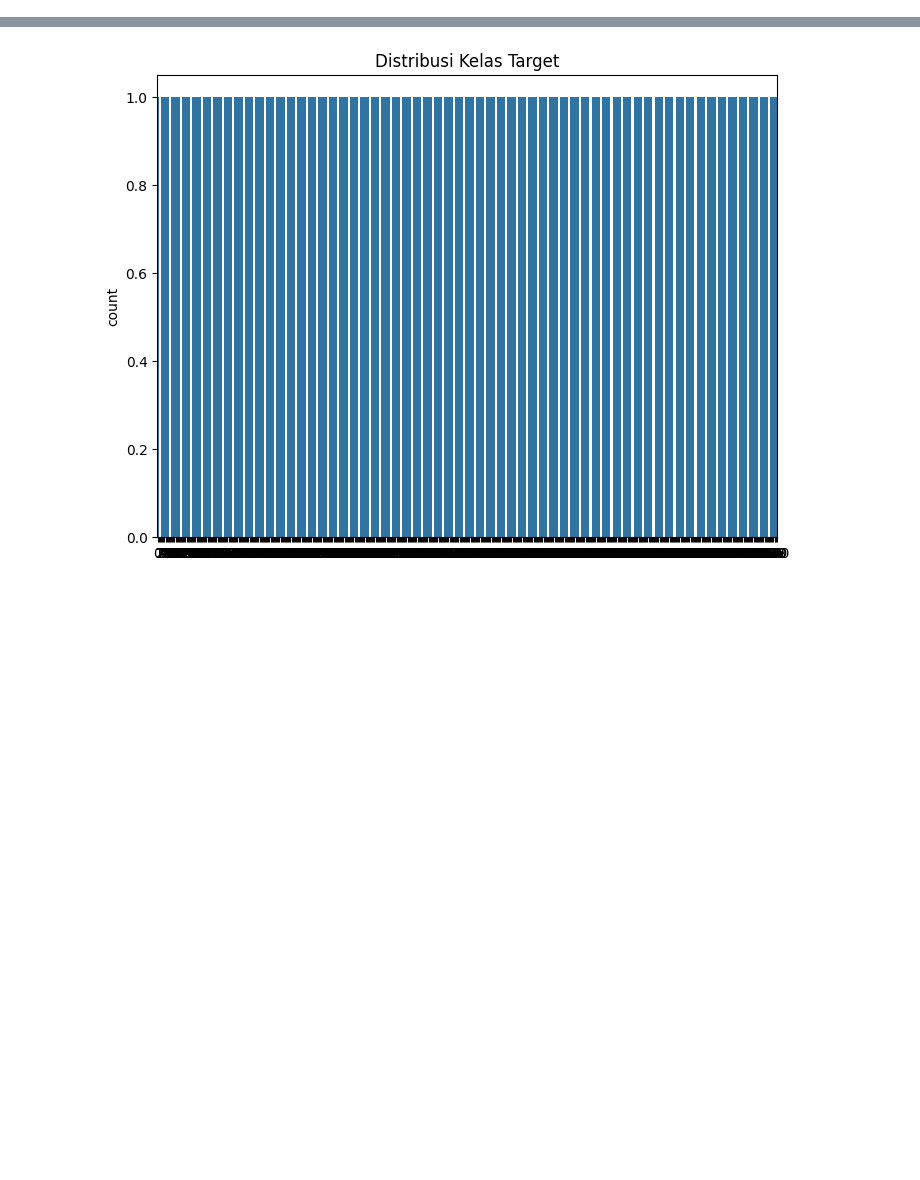
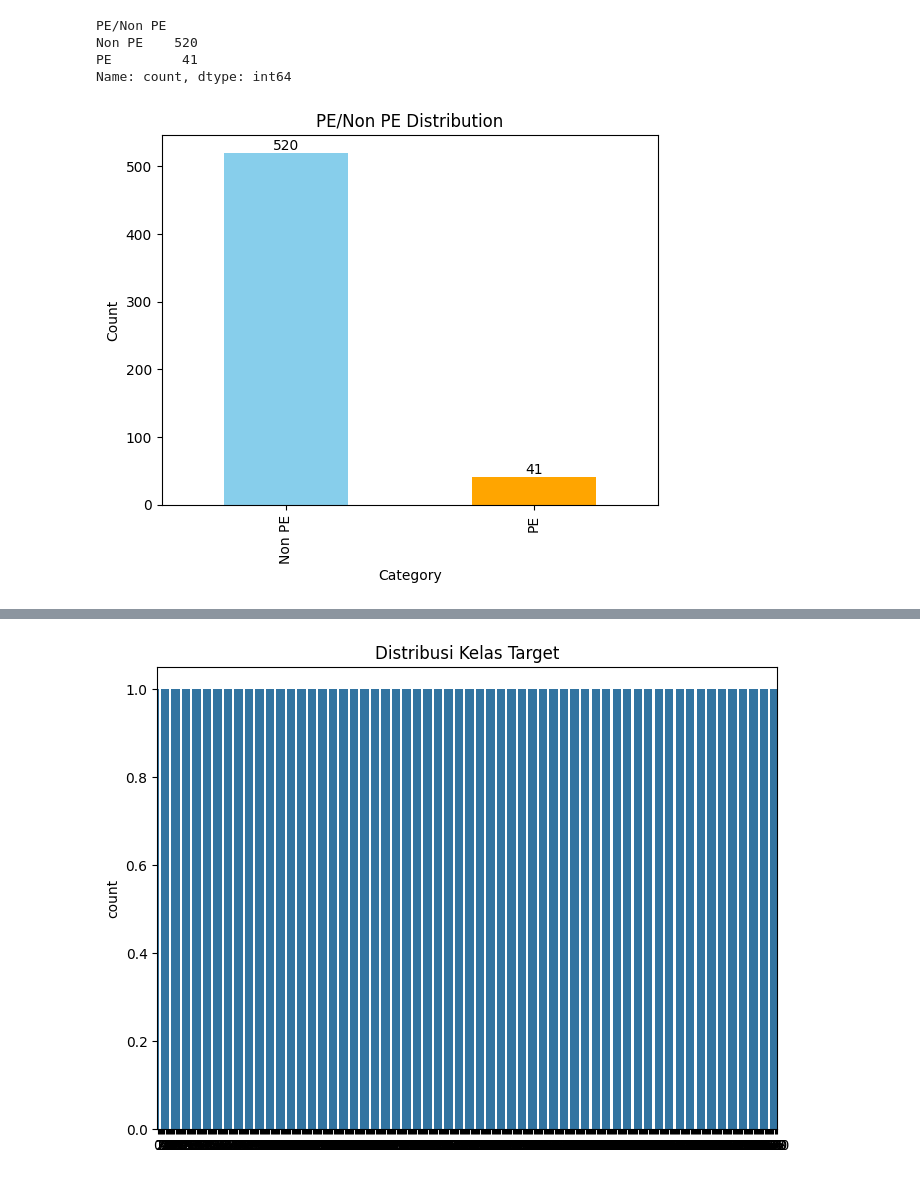
Before and after one commit to NaufalArsyaputraPradana/Data_Mining, a Jupyter notebook: Tugas Data Mining 3/Data_Modelling.ipynb, the cells around one changed output, grey strips where cells are left out. Drawn from its saved outputs; the diff is of its cells as text; code cells hidden in the pictures; blank space fills up the shorter version.

```diff
--- a/Tugas Data Mining 3/Data_Modelling.ipynb
+++ b/Tugas Data Mining 3/Data_Modelling.ipynb
@@ -72,0 +85,8 @@ y = data_cleaned[target_column_name]
+# %%
+datasets['USIA'] = datasets['USIA'].fillna('')
+
+datasets['USIA'] = datasets['USIA'].str.strip().str.extract('(\d+)')[0]
+
+datasets['USIA'] = pd.to_numeric(datasets['USIA'], errors='coerce')
+
+datasets['USIA'] = datasets['USIA'].fillna(datasets['USIA'].mean())
@@ -72,0 +140,7 @@ y = data_cleaned[target_column_name]
+# %%
+imputer = SimpleImputer(strategy='most_frequent')
+from sklearn.preprocessing import LabelEncoder
+
+datasets['JARAK KELAHIRAN'] = imputer.fit_transform(datasets[['JARAK KELAHIRAN']]).ravel()
+
+datasets['JARAK KELAHIRAN'] = datasets['JARAK KELAHIRAN'].replace('> 2 tahun ', '> 2 tahun')
@@ -72,0 +184,5 @@ y = data_cleaned[target_column_name]
+# %%
+datasets['RIW PE'] = datasets['RIW PE'].replace(
+    to_replace=['PEB', 'PE', 'HELLP SYNDROM', 'Impending PE', 'Impending Eklamsia', 'PE, HELLP Syndrome', 'PEB impending eklampsi', 'Impending Ekalmsia', 'Kejang Konvulsi', 'impending eklamsia'],
+    value='Ada'
+)
@@ -72,0 +248,32 @@ y = data_cleaned[target_column_name]
+# %%
+datasets['PE/Non PE'] = datasets['PE/Non PE'].replace(
+    to_replace=['PEB', 'PE', 'Eklamsia', 'PE gemelli', 'PEB impending eklampsi', 'PE '],
+    value='PE'
+)
+# %%
+value_counts = datasets['PE/Non PE'].astype(str).value_counts(dropna=False)
+
+print(value_counts)
+# %% [output]
+PE/Non PE
+Non PE    520
+PE         41
+Name: count, dtype: int64
+# %%
+import pandas as pd
+import matplotlib.pyplot as plt
+
+value_counts = datasets['PE/Non PE'].value_counts()
+
+ax = value_counts.plot(kind='bar', color=['skyblue', 'orange'])
+
+plt.title('PE/Non PE Distribution')
+plt.xlabel('Category')
+plt.ylabel('Count')
+
+for i, count in enumerate(value_counts):
+    ax.text(i, count , str(count), ha='center', va='bottom')
+
+plt.show()
+# %% [output]
+[figure, added]
```
Also changed, not shown: parts of 53 cells of this notebook, 5 other files.
